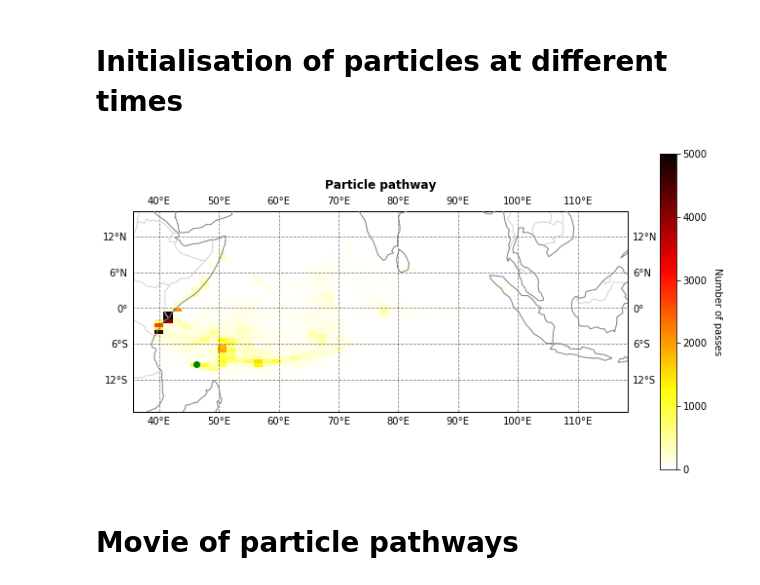
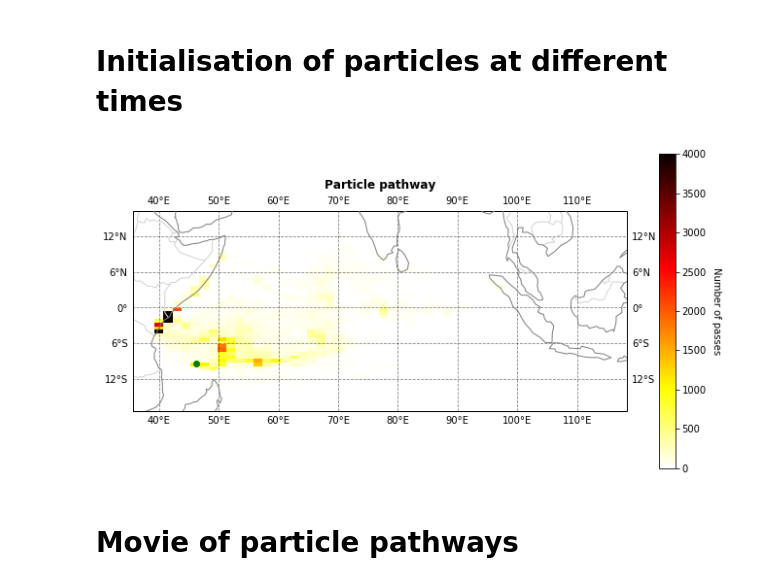
Before and after one commit to gmacgilchrist/parcels, a Jupyter notebook: parcels_seychelles/parcels_seychelles_draw.ipynb, the cells around one changed output. Saved outputs shown, nothing was run; the diff lists cells and outputs as text; code cells hidden in the pictures.

```diff
--- a/parcels_seychelles/parcels_seychelles_draw.ipynb
+++ b/parcels_seychelles/parcels_seychelles_draw.ipynb
@@ -68,30 +68,30 @@ for nrow in range(6):
 # %%
 # Load the file that was output from parcels
 ds=xr.open_dataset('aldabra_170630.nc', decode_times=False)
 # Set the coordinates of the obs dimension to time (for intuitive indexing)
 ds.coords['obs']=ds['time'].sel(traj=0)
 
 # Calculate 2D histogram of particle pathways using numpy
 h,xe,ye = np.histogram2d(ds.lon.values.flatten(),ds.lat.values.flatten(),[50,50]);
 # Set up figure
 fig,ax = plt.subplots(figsize=(10,10),ncols=1,subplot_kw={'projection': ccrs.PlateCarree()})
 ax.add_feature(cfeature.BORDERS,edgecolor='lightgray',zorder=2);
 ax.add_feature(cfeature.COASTLINE,edgecolor='gray',zorder=3);
 gl=ax.gridlines(draw_labels='true',color='black',linestyle='--',alpha=0.5)
 gl.xformatter = LONGITUDE_FORMATTER
 gl.yformatter = LATITUDE_FORMATTER
 plt.title('Particle pathway', y=1.08,fontdict={'size':12,'weight':'bold'})
 # Visualise data
 im=ax.pcolormesh(xe,ye,np.transpose(h),zorder=1)
 im.set_cmap('hot_r')
-im.set_clim(0,5000)
+im.set_clim(0,4000)
 # Colormap
 cbar = plt.colorbar(im,ax=ax,fraction=0.029,pad=0.06);
 cbar.set_label('Number of passes',rotation=270,labelpad=15)
 # Plot original (final) particle location
 ax.plot(46.3,-9.4,'go');
 # %% [output]
-[figure, old version]
+[figure, new version]
 # %% [markdown]
 # Movie of particle pathways
 # %%
```
